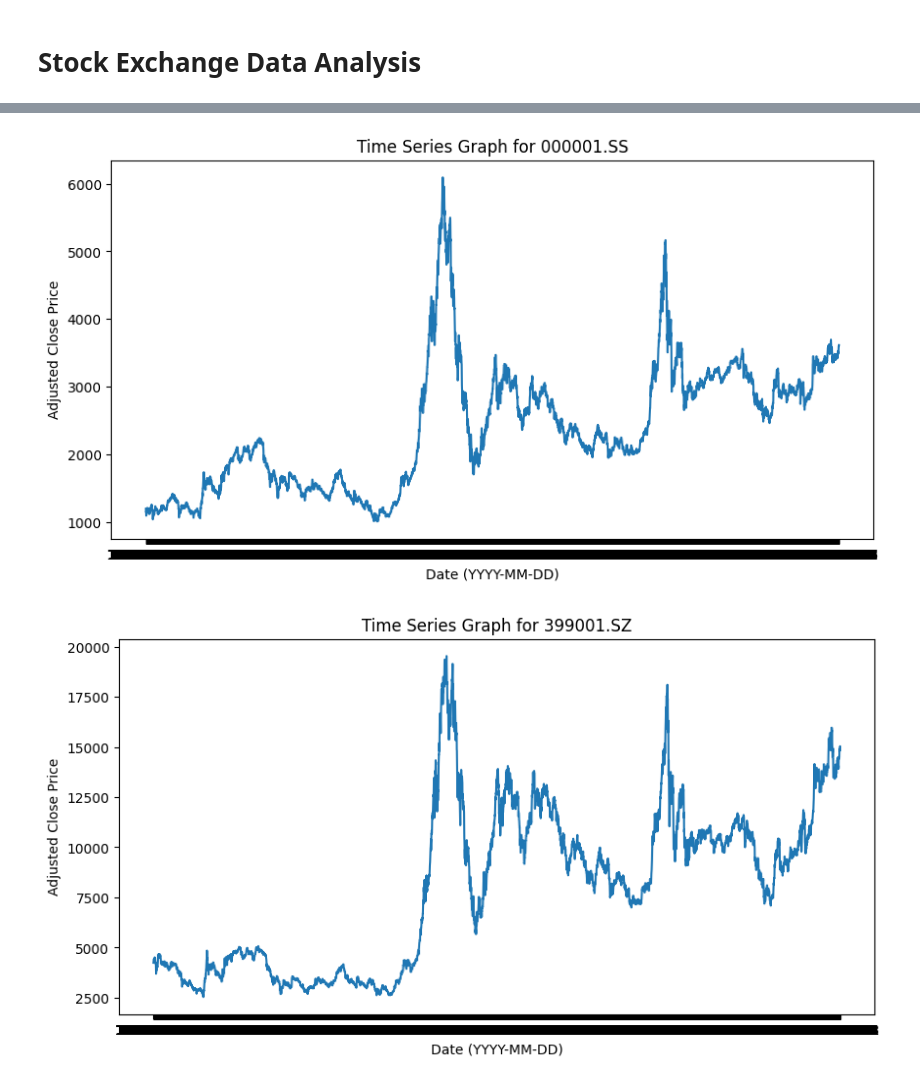
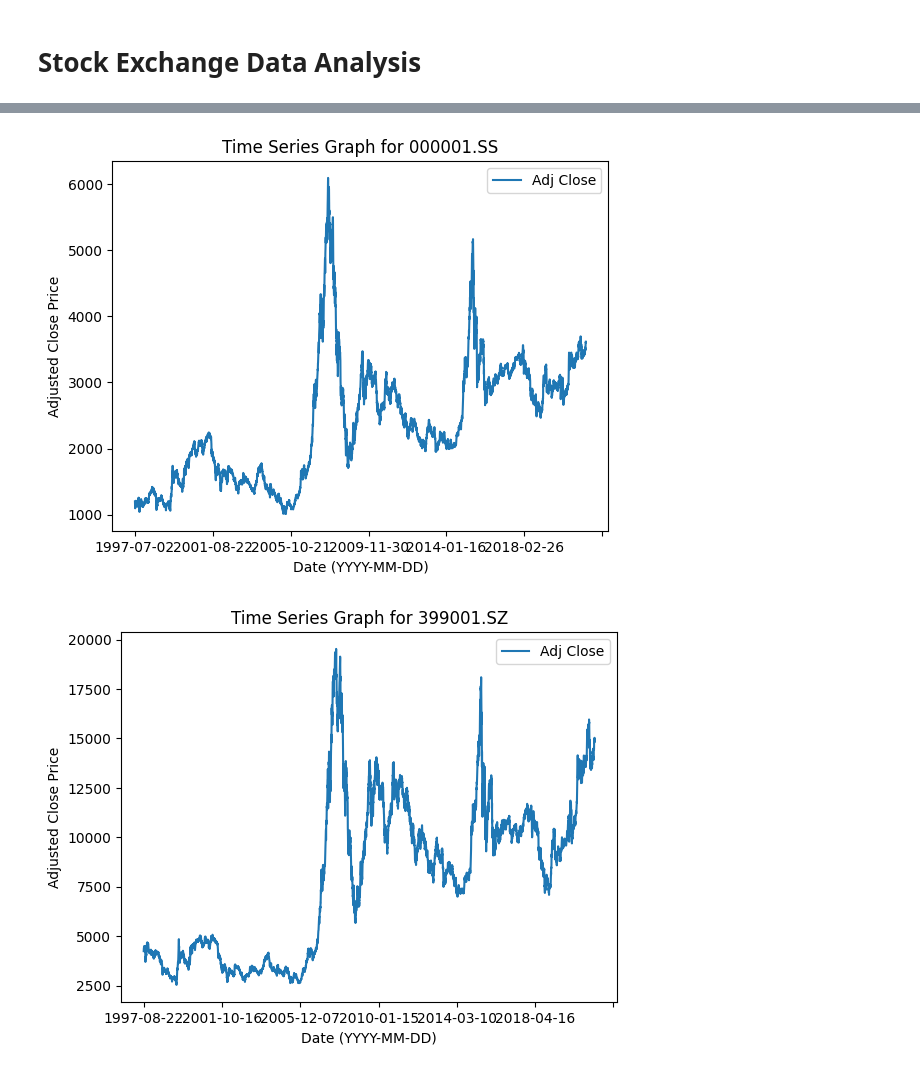
Before and after one commit to IsaacCheng9/stock-exchange-analysis, a Jupyter notebook: data_analysis.ipynb, the cells around one changed output, grey strips where cells are left out. Cells and saved outputs as stored; diff of their text form; code cells hidden in the pictures.

```diff
--- a/data_analysis.ipynb
+++ b/data_analysis.ipynb
@@ -43,12 +66,14 @@ NYA Test Data:
 # %%
 # Generate a time series graph for each index.
 for index in train_test_per_index.keys():
     index_data = data.loc[data["Index"] == index]
-    plt.subplots(figsize=(10, 5))
-    axis = seaborn.lineplot(x="Date", y="Adj Close", data=index_data)
-    axis.set_title(f"Time Series Graph for {index}")
-    axis.set(xlabel="Date (YYYY-MM-DD)", ylabel="Adjusted Close Price")
-plt.show()
+    index_data.plot(
+        x="Date",
+        y="Adj Close",
+        xlabel="Date (YYYY-MM-DD)",
+        ylabel="Adjusted Close Price",
+        title=f"Time Series Graph for {index}",
+    )
 # %% [output]
-[figure, old version]
+[figure, new version]
-[figure, old version]
+[figure, new version]
```
Also changed, not shown: parts of 5 cells of this notebook.
